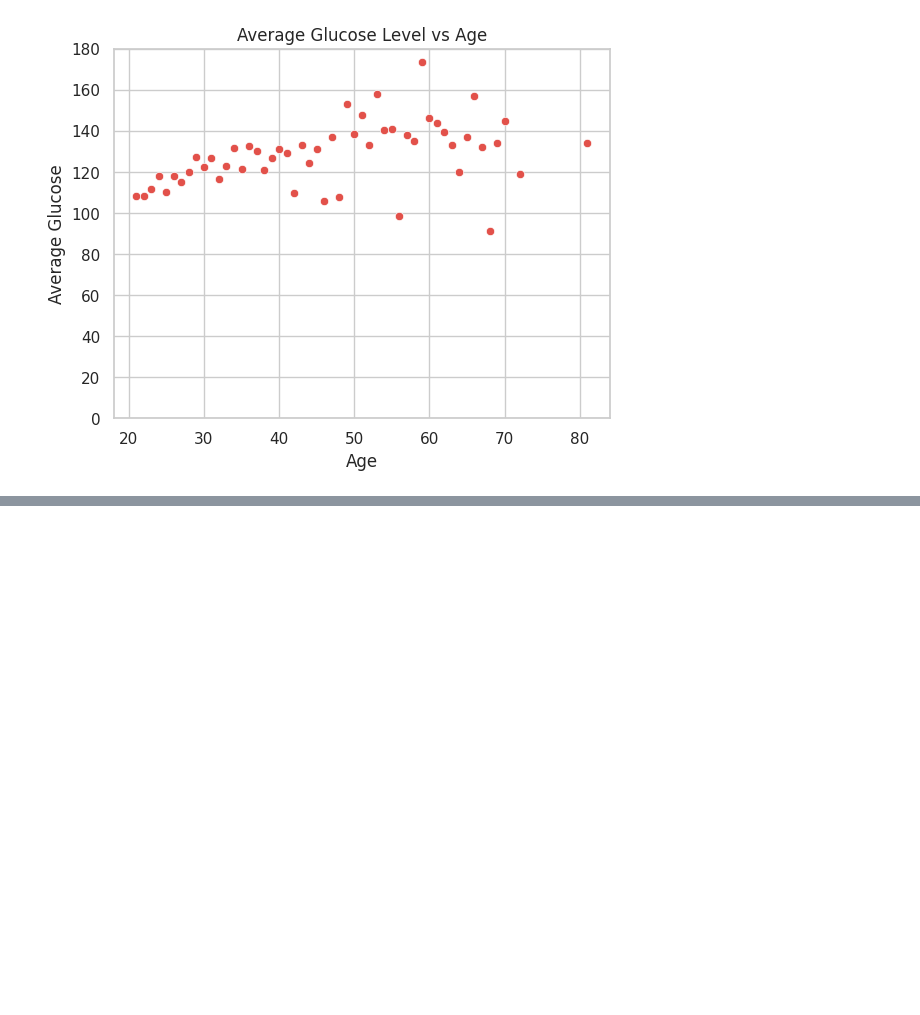
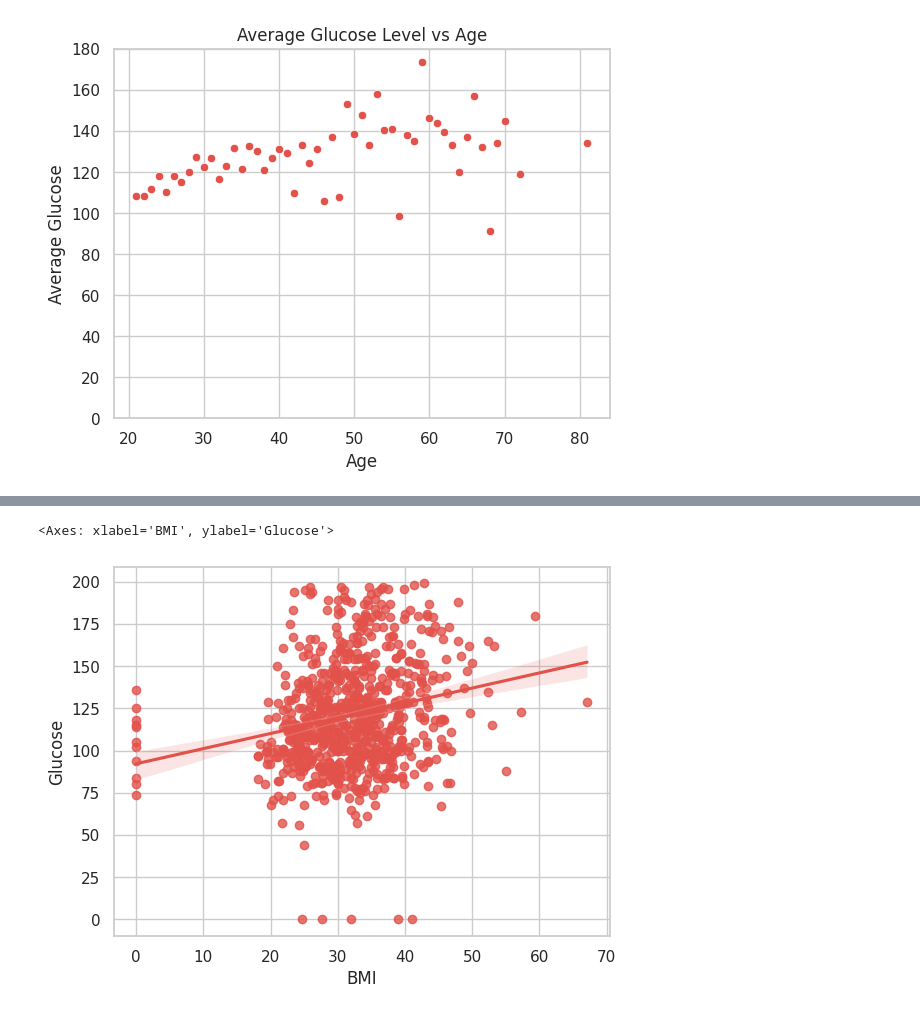
Before and after one commit to deepthi-sud/PythonDataVisualizaton, a Jupyter notebook: Visualization_Project.ipynb, the cells around one changed output, grey strips where cells are left out. Drawn from its saved outputs; the diff is of its cells as text; code cells hidden in the pictures; blank space fills up the shorter version.

```diff
--- a/Visualization_Project.ipynb
+++ b/Visualization_Project.ipynb
@@ -64,0 +140,5 @@ fig.show()
+# %%
+sns.regplot(x="BMI",y="Glucose",data=df)
+# %% [output]
+<Axes: xlabel='BMI', ylabel='Glucose'>
+[figure, added]
```
Also changed, not shown: parts of 27 cells of this notebook.
